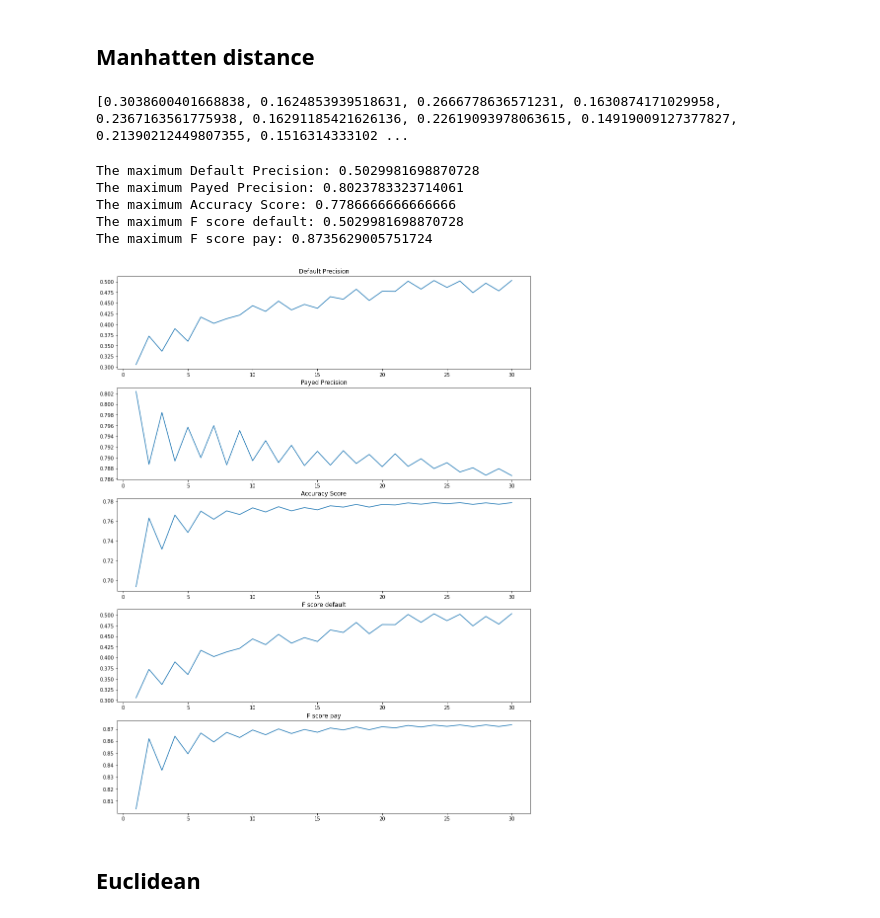
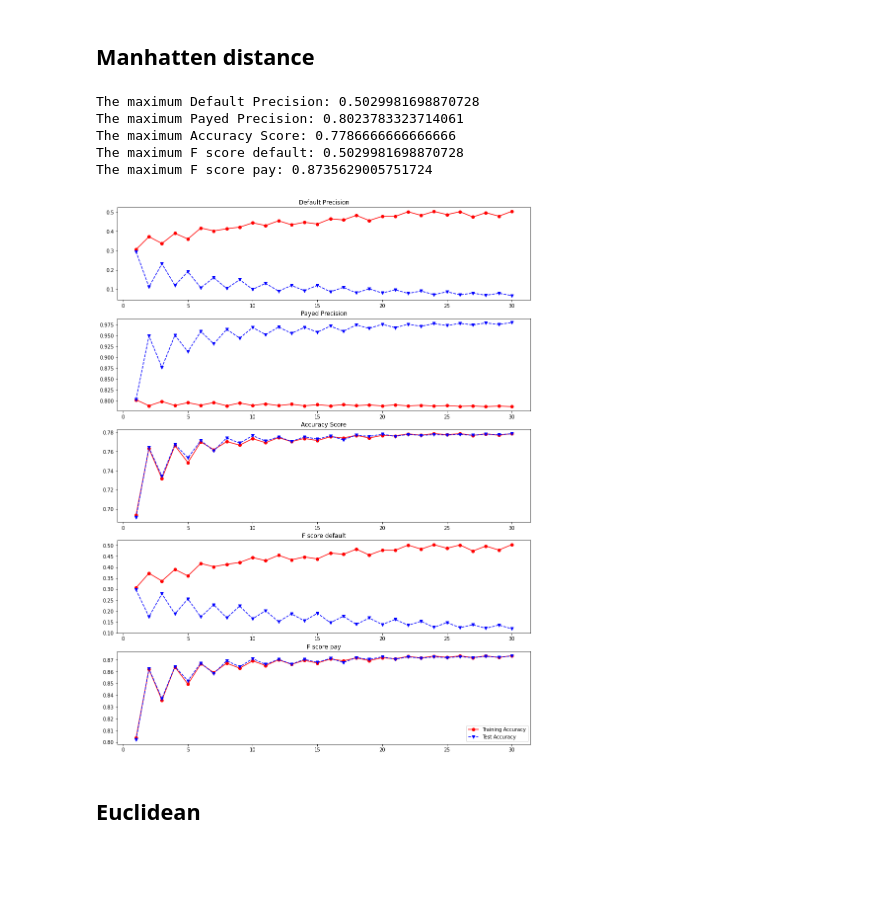
Before and after one commit to Metronh/Exploration-of-a-default-payment-dataset-using-knn-decision-trees-and-bagging, a Jupyter notebook: part2.ipynb, the cells around one changed output. Cells and saved outputs as stored; diff of their text form; code cells hidden in the pictures; blank space fills up the shorter version.

```diff
--- a/part2.ipynb
+++ b/part2.ipynb
@@ -108,3 +118,10 @@ def metricsGraphknn(default_prec, pay_prec, acc, default_f, pay_f, parameters):
+# %%
+def mean(array):
+    total = 0
+    for i in range(len(array)):
+        total += array[i]
+
+    return total/len(array)
 # %%
 #Place to store the mean of testing on the fold
 default_prec_man = []
@@ -112,6 +129,13 @@ pay_prec_man = []
 acc_man = []
 default_f_measure_man = []
 pay_f_measure_man = []
+
+#place to store test results
+test_default_prec = []
+test_pay = []
+test_acc = []
+test_default_f = []
+test_pay_f = []
 
 
 for k in range(1,31): #The K nearest neigbours
@@ -143,23 +167,40 @@ for k in range(1,31): #The K nearest neigbours
         av_f_default.append(f1_score(temp_test_y,prediction))
         av_f_pay.append(f1_score(temp_test_y,prediction,pos_label=0))
 
+
     #Finding the mean from the storing in the internal loop and storing it to be represented in the graph
-    default_prec_man.append(np.mean(av_prec_default))
-    pay_prec_man.append(np.mean(av_pay_prec))
-    acc_man.append(np.mean(av_acc))
-    default_f_measure_man.append(np.mean(av_f_default))
-    pay_f_measure_man.append(np.mean(av_f_pay))
+    default_prec_man.append(mean(av_prec_default))
+    pay_prec_man.append(mean(av_pay_prec))
+    acc_man.append(mean(av_acc))
+    default_f_measure_man.append(mean(av_f_default))
+    pay_f_measure_man.append(mean(av_f_pay))
+
+    #Build test model
+    testKnn = KNeighborsClassifier(n_neighbors=k,metric='manhattan') #Building the model
+    testKnn.fit(x_train,y_train)
+
+    pred = testKnn.predict(x_test)
+
+    test_default_prec.append( precision_score(pred,y_test))
+    test_pay.append(precision_score(pred,y_test,pos_label=0))
+    test_acc.append(accuracy_score(pred,y_test))
+    test_default_f.append(f1_score(pred,y_test))
+    test_pay_f.append(f1_score(pred,y_test,pos_label=0))
-# %% [output]
-[0.3038600401668838, 0.1624853939518631, 0.2666778636571231, 0.1630874171029958, 0.2367163561775938, 0.16291185421626136, 0.22619093978063615, 0.14919009127377827, 0.21390212449807355, 0.1516314333102 ...
 # %%
-metricsGraphknn(default_prec_man,pay_prec_man,acc_man,default_prec_man,pay_f_measure_man,[31])
+metricsGraphknn(default_prec_man,pay_prec_man,acc_man,default_prec_man,pay_f_measure_man,
+                test_default_prec,
+                test_pay,
+                test_acc,
+                test_default_f,
+                test_pay_f,
+                [31])
 # %% [output]
 The maximum Default Precision: 0.5029981698870728
 The maximum Payed Precision: 0.8023783323714061
 The maximum Accuracy Score: 0.7786666666666666
 The maximum F score default: 0.5029981698870728
 The maximum F score pay: 0.8735629005751724
-[figure, old version]
+[figure, new version]
 # %% [markdown]
 ## Euclidean
 # %%
```
Also changed, not shown: parts of 13 cells of this notebook.
